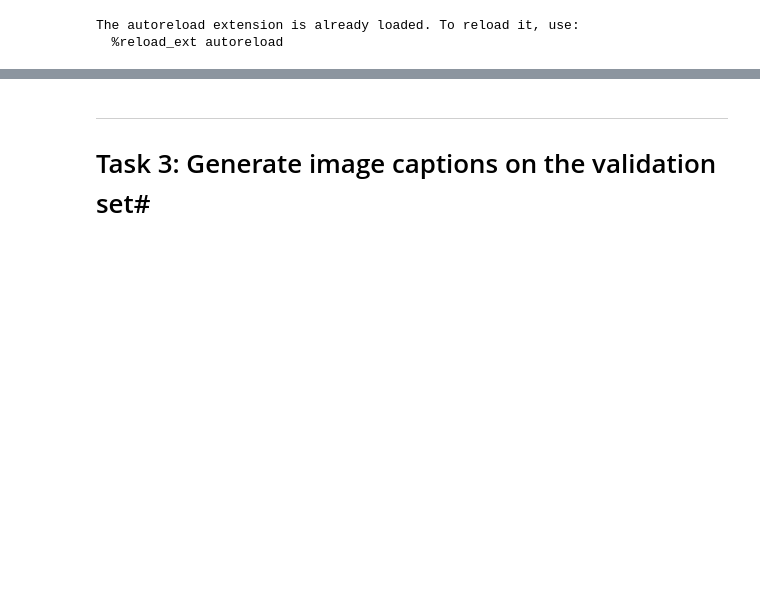
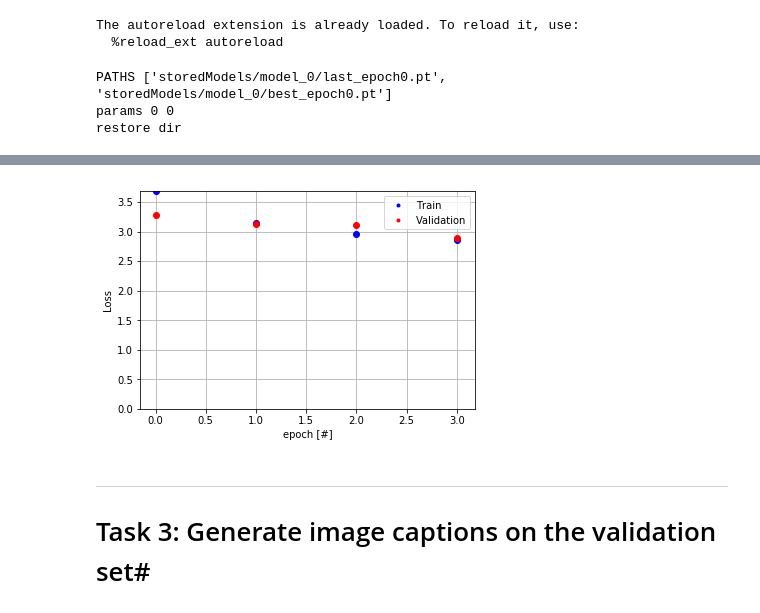
Before and after one commit to copperwire/in5400, a Jupyter notebook: mandatory/m02/Exercise_Train_an_image_captioning_network.ipynb, the cells around one changed output, grey strips where cells are left out. Cells and saved outputs as stored; diff of their text form; code cells hidden in the pictures; blank space fills up the shorter version.

```diff
--- a/mandatory/m02/Exercise_Train_an_image_captioning_network.ipynb
+++ b/mandatory/m02/Exercise_Train_an_image_captioning_network.ipynb
@@ -483,11 +483,11 @@ data_dir = '/shared/in5400/coco/'
 
 #train
 modelParam = {
-        'batch_size': 128,          # Training batch size
+        'batch_size': 500,          # Training batch size
         'cuda': {'use_cuda': True,  # Use_cuda=True: use GPU
-                 'device_idx': 0},  # Select gpu index: 0,1,2,3
+                 'device_idx': 3},  # Select gpu index: 0,1,2,3
         'numbOfCPUThreadsUsed': 3,  # Number of cpu threads use in the dataloader
-        'numbOfEpochs': 20,         # Number of epochs
+        'numbOfEpochs': 4,         # Number of epochs
         'data_dir': data_dir,       # data directory
         'img_dir': 'loss_images/',
         'modelsDir': 'storedModels/',
@@ -501,14 +501,14 @@ modelParam = {
 
 config = {
         'optimizer': 'adam',             # 'SGD' | 'adam' | 'RMSprop'
-        'learningRate': {'lr': 0.001},  # learning rate to the optimizer
+        'learningRate': {'lr': 0.001},   # learning rate to the optimizer
         'weight_decay': 0,               # weight_decay value
         'VggFc7Size': 4096,              # Fixed, do not change
-        'embedding_size': 128,           # word embedding size
-        'vocabulary_size': 4000,        # number of different words
+        'embedding_size': 40,           # word embedding size
+        'vocabulary_size': 1000,         # number of different words
         'truncated_backprop_length': 20,
-        'hidden_state_sizes': 20,       #
-        'num_rnn_layers': 2,             # number of stacked rnn's
+        'hidden_state_sizes': 1000,       #
+        'num_rnn_layers':2,             # number of stacked rnn's
         'cellType': 'GRU'                # RNN or GRU
         }
 
@@ -528,4 +528,7 @@ with torch.autograd.set_detect_anomaly(True):
     trainer = Trainer(model, modelParam, config, dataLoader, saveRestorer)
     trainer.train()
 # %% [output]
+PATHS ['storedModels/model_0/last_epoch0.pt', 'storedModels/model_0/best_epoch0.pt']
+params 0 0
+restore dir
 [interactive output not drawn]
@@ -532,3 +542,4 @@ with torch.autograd.set_detect_anomaly(True):
+[figure, added]
 # %% [markdown]
 <a id='Task3'></a>
 
```
Also changed, not shown: parts of 8 cells of this notebook, 1 other file.
